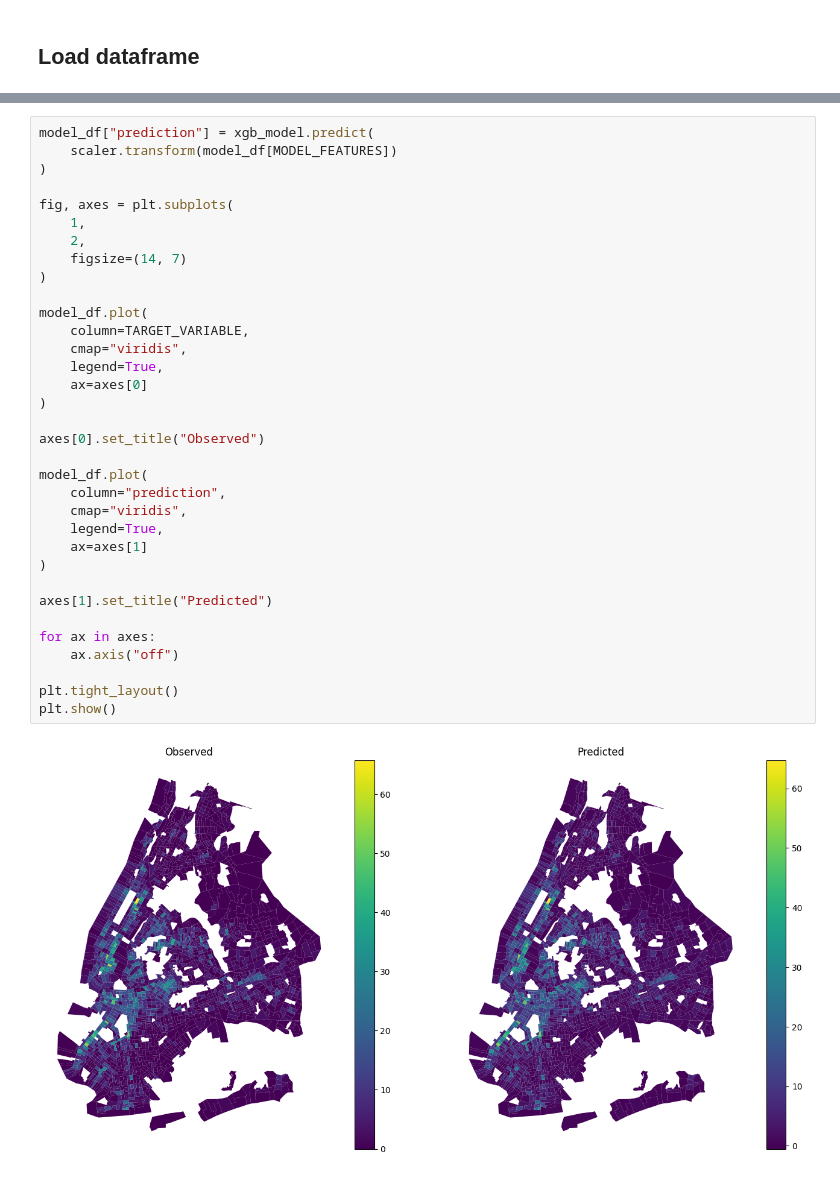
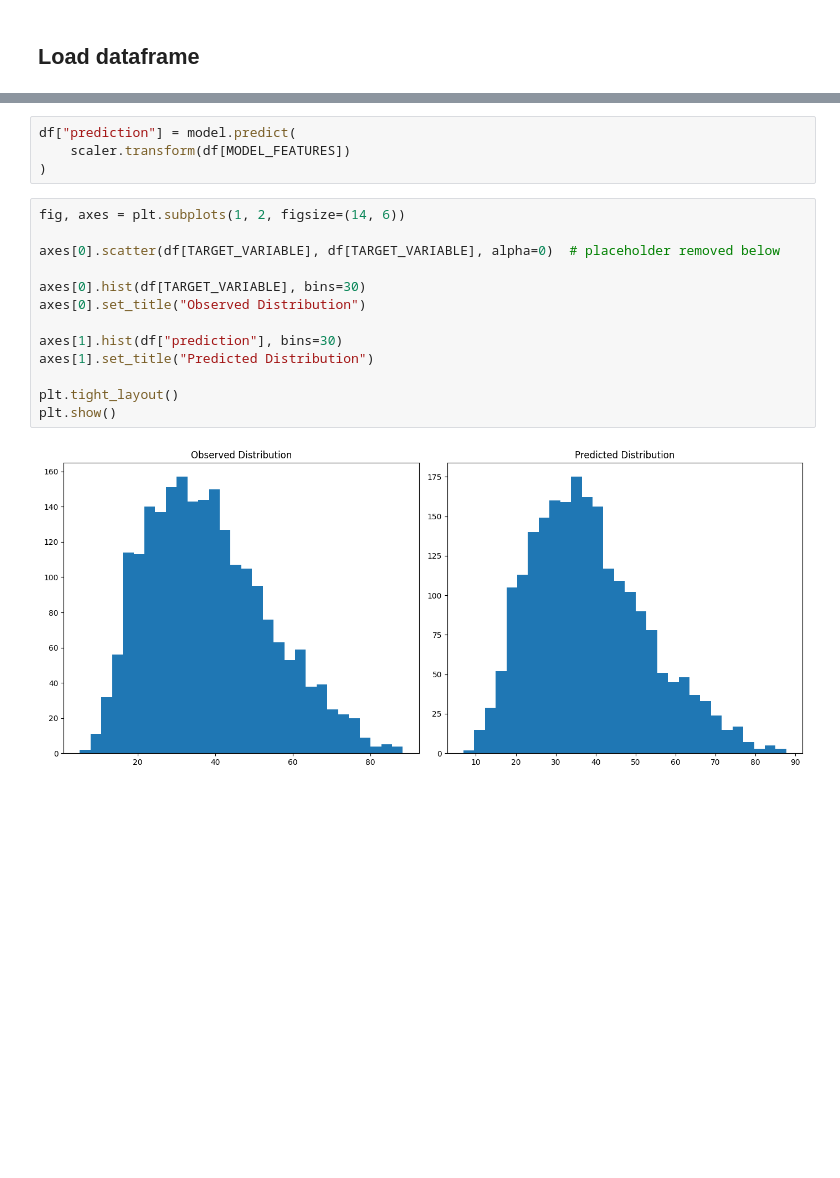
Before and after one commit to BeaudeRooij/thesis, a Jupyter notebook: notebooks/02_XGBoost_model.ipynb, the cells around one changed output, grey strips where cells are left out. Drawn from its saved outputs; the diff is of its cells as text; blank space fills up the shorter version.

```diff
--- a/notebooks/02_XGBoost_model.ipynb
+++ b/notebooks/02_XGBoost_model.ipynb
@@ -181,36 +148,19 @@ plt.show()
-# %%
-model_df["prediction"] = xgb_model.predict(
-    scaler.transform(model_df[MODEL_FEATURES])
-)
-
-fig, axes = plt.subplots(
-    1,
-    2,
-    figsize=(14, 7)
-)
-
-model_df.plot(
-    column=TARGET_VARIABLE,
-    cmap="viridis",
-    legend=True,
-    ax=axes[0]
-)
-
-axes[0].set_title("Observed")
-
-model_df.plot(
-    column="prediction",
-    cmap="viridis",
-    legend=True,
-    ax=axes[1]
-)
-
-axes[1].set_title("Predicted")
-
-for ax in axes:
-    ax.axis("off")
-
-plt.tight_layout()
-plt.show()
-# %% [output]
-[figure, removed]
+# %%
+df["prediction"] = model.predict(
+    scaler.transform(df[MODEL_FEATURES])
+)
+# %%
+fig, axes = plt.subplots(1, 2, figsize=(14, 6))
+
+axes[0].scatter(df[TARGET_VARIABLE], df[TARGET_VARIABLE], alpha=0)  # placeholder removed below
+
+axes[0].hist(df[TARGET_VARIABLE], bins=30)
+axes[0].set_title("Observed Distribution")
+
+axes[1].hist(df["prediction"], bins=30)
+axes[1].set_title("Predicted Distribution")
+
+plt.tight_layout()
+plt.show()
+# %% [output]
+[figure, added]
```
Also changed, not shown: parts of 18 cells of this notebook, 2 other files.
